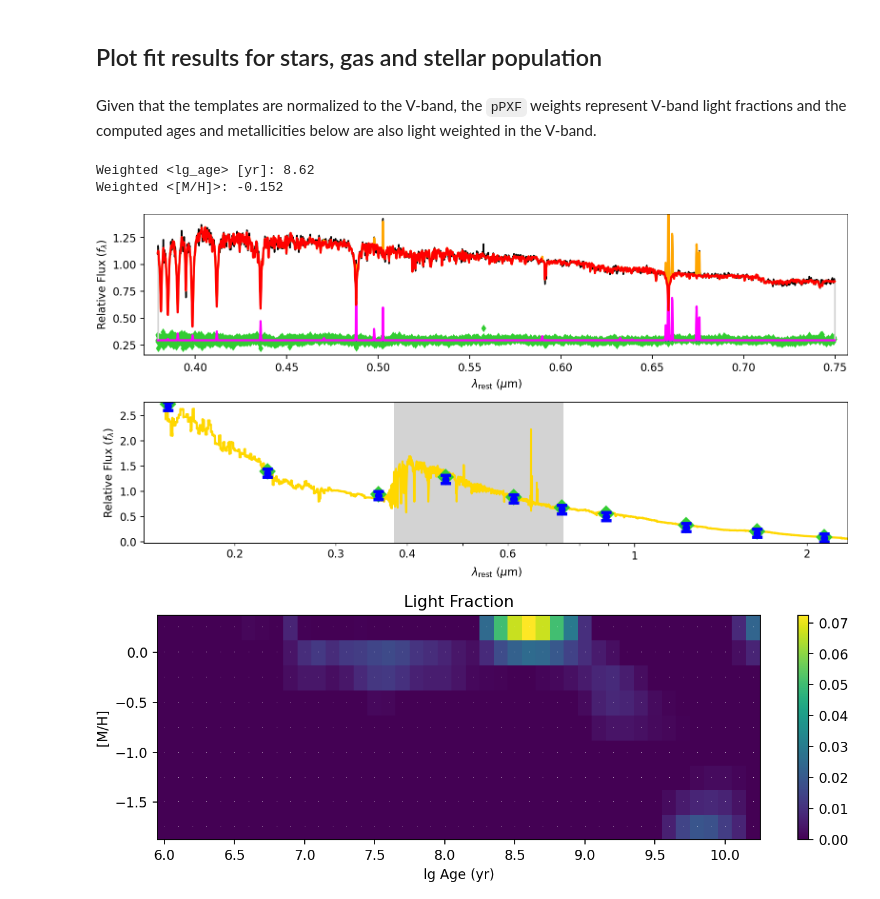
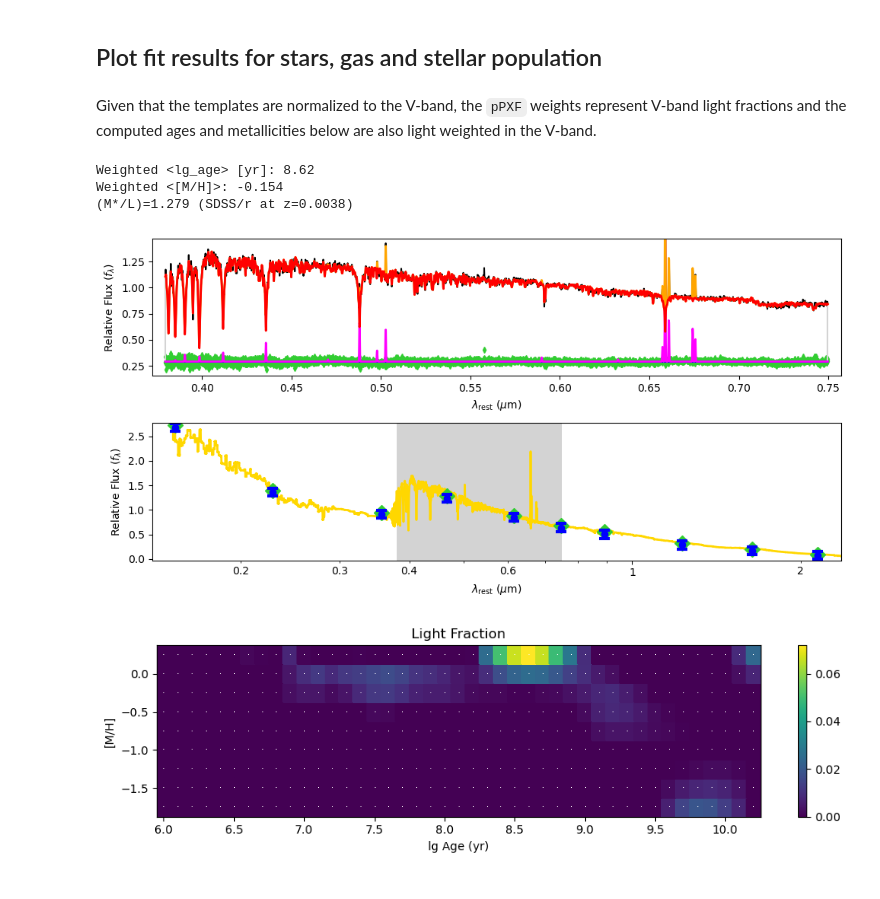
Before and after one commit to micappe/ppxf_examples, a Jupyter notebook: ppxf_example_population_photometry.ipynb, the cells around one changed output. Saved outputs shown, nothing was run; the diff lists cells and outputs as text; code cells hidden in the pictures.

```diff
--- a/ppxf_example_population_photometry.ipynb
+++ b/ppxf_example_population_photometry.ipynb
@@ -28,7 +41,6 @@ The spectrum is *already* log rebinned by the SDSS DR8 pipeline and log_rebin sh
 # %%
-ppxf_dir = path.dirname(path.realpath(lib.__file__))
-file = path.join(ppxf_dir, 'spectra', 'NGC3073_SDSS_DR8.fits')
-hdu = fits.open(file)[1]
+file_dir = Path(lib.__file__).parent / 'spectra' / 'NGC3073_SDSS_DR8.fits'
+hdu = fits.open(file_dir)[1]
 t = hdu.data
 redshift = float(hdu.header["Z"]) # SDSS redshift estimate
 # %% [markdown]
@@ -74,6 +94,7 @@ phot_noise = np.full_like(phot_galaxy, np.max(phot_galaxy)*0.03)  # 1sigma uncer
 The velocity step was already chosen by the SDSS pipeline and I convert it below to km/s
 # %%
 c = 299792.458  # speed of light in km/s
-velscale = c*np.log(wave[1]/wave[0])  # eq.(8) of Cappellari (2017)
+d_ln_lam = np.log(wave[-1]/wave[0])/(wave.size - 1)  # Average ln_lam step
+velscale = c*d_ln_lam                   # eq. (8) of Cappellari (2017)
 FWHM_gal = 2.76  # SDSS has an approximate instrumental resolution FWHM of 2.76A.
 # %% [markdown]
@@ -95,8 +139,8 @@ The SPS model files are also available [this GitHub page](https://github.com/mic
 # %%
-ppxf_dir = path.dirname(path.realpath(lib.__file__))
+ppxf_dir = Path(lib.__file__).parent
 basename = f"spectra_{sps_name}_9.0.npz"
-filename = path.join(ppxf_dir, 'sps_models', basename)
-if not path.isfile(filename):
+filename = ppxf_dir / 'sps_models' / basename
+if not filename.is_file():
     url = "https://raw.githubusercontent.com/micappe/ppxf_data/main/" + basename
     request.urlretrieve(url, filename)
 # %% [markdown]
@@ -104,4 +150,3 @@ I normalize the templates to `mean=1` within the FWHM of the V-band. In this way
 # %%
-wave_range = None #lam_range_temp*np.array([0.9, 1.1])  # Template wavelength range slightly larger than galaxy
-sps = lib.sps_lib(filename, velscale, FWHM_gal, norm_range=[5070, 5950], wave_range=wave_range)
+sps = lib.sps_lib(filename, velscale, FWHM_gal, norm_range=[5070, 5950])
 stars_templates, ln_lam_temp = sps.templates, sps.ln_lam_temp
@@ -230,9 +289,6 @@ light_weights = pp.weights[~gas_component]      # Exclude weights of the gas tem
 light_weights = light_weights.reshape(reg_dim)  # Reshape to (n_ages, n_metal)
 light_weights /= light_weights.sum()            # Normalize to light fractions
 # %% [markdown]
-Given that the templates are normalized to the V-band, the `pPXF` weights represent V-band light fractions and the computed ages and metallicities below are also light weighted in the V-band.
+Given that the templates are normalized to the V-band, the `pPXF` weights
+represent V-band light fractions and the computed ages and metallicities
+below are also light weighted in the V-band.
-# %%
-sps.mean_age_metal(light_weights);
-# %% [output]
-Weighted <lg_age> [yr]: 8.62
-Weighted <[M/H]>: -0.152
@@ -242,14 +295,23 @@ Weighted <[M/H]>: -0.152
+# %%
+sps.mean_age_metal(light_weights);
+sps.mass_to_light(light_weights, band='SDSS/r', redshift=redshift);
+# %% [output]
+Weighted <lg_age> [yr]: 8.62
+Weighted <[M/H]>: -0.154
+(M*/L)=1.279 (SDSS/r at z=0.0038)
 # %%
 plt.figure(figsize=(10,5))
 plt.subplot(211)
 pp.plot(phot=False, gas_clip=True)
 plt.subplot(212)
 pp.plot(spec=False, gas_clip=True)
 plt.tight_layout()
 
 plt.figure(figsize=(10,3))
 sps.plot(light_weights)
-plt.title("Light Fraction");
+plt.title("Light Fraction")
+plt.tight_layout()
+plt.pause(5);
 # %% [output]
-[figure, old version]
+[figure, new version]
-[figure, old version]
+[figure, new version]
```
Also changed, not shown: parts of 18 cells of this notebook, 12 other files.
